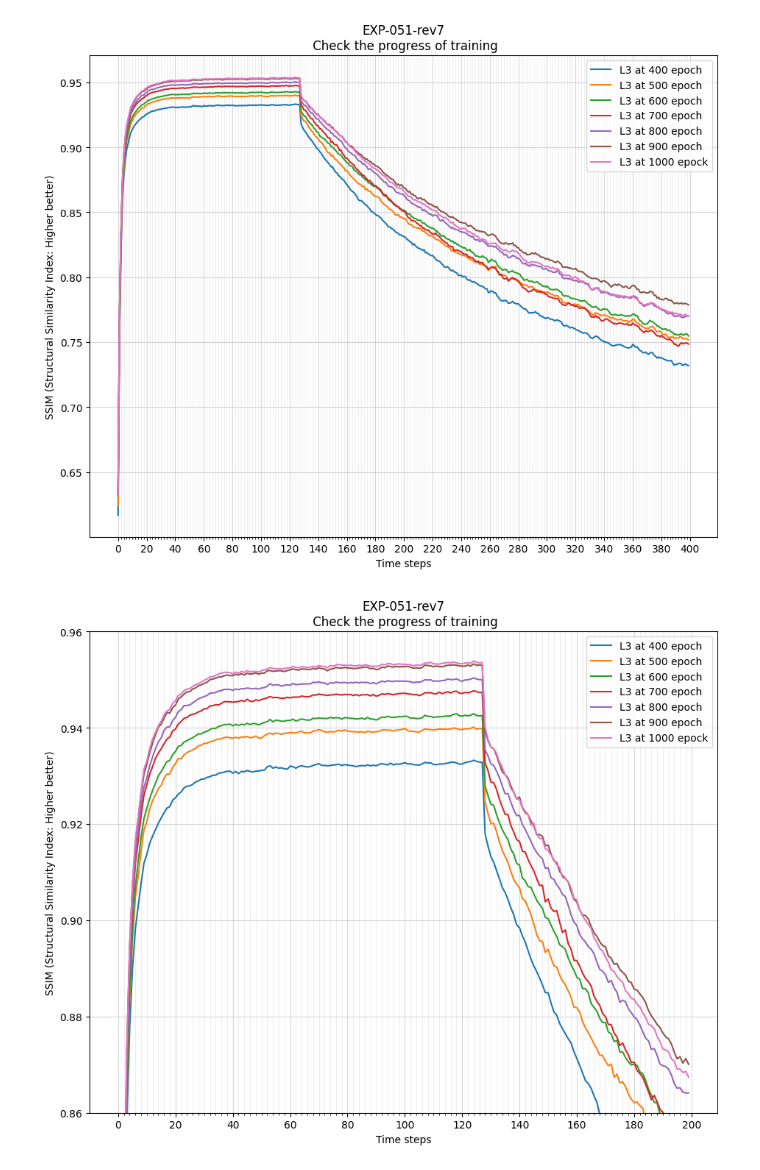
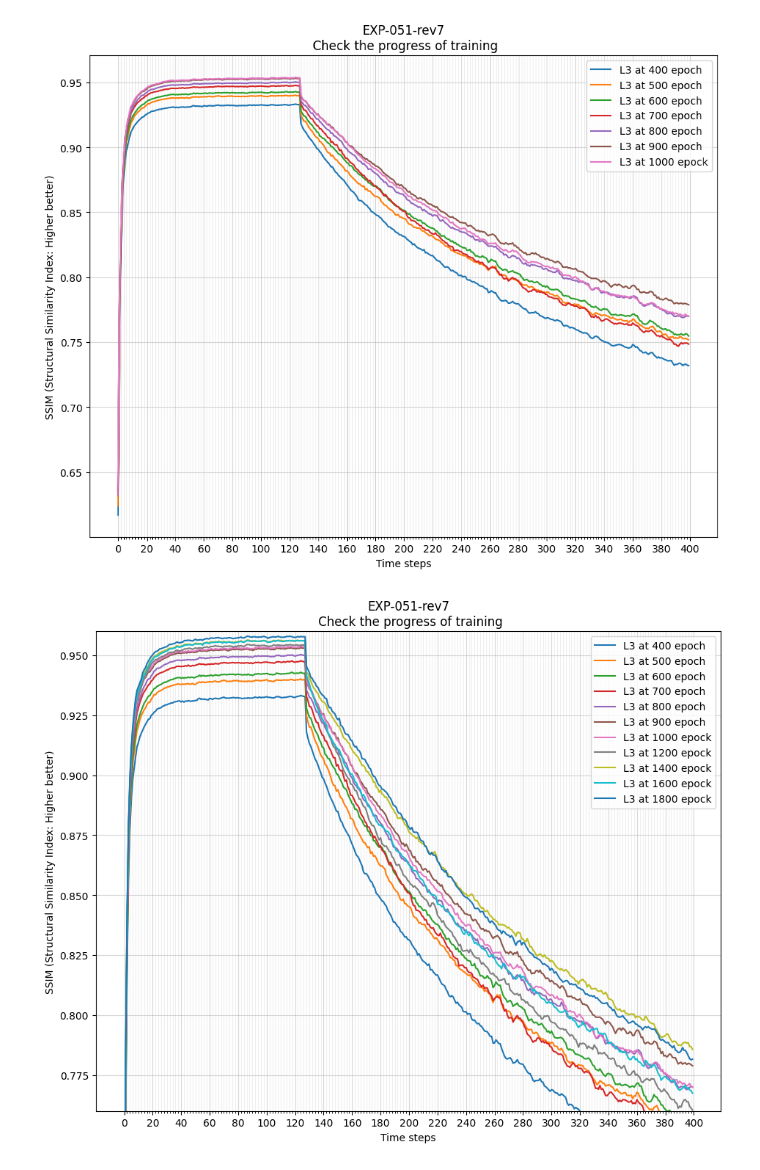
Before and after one commit to intuinno/jaxhpm, a Jupyter notebook: notebooks/experiment evaluation.ipynb, the cells around one changed output. Saved outputs shown, nothing was run; the diff lists cells and outputs as text; code cells hidden in the pictures.

```diff
--- a/notebooks/experiment evaluation.ipynb
+++ b/notebooks/experiment evaluation.ipynb
@@ -374,11 +374,15 @@ x_limit = 800
 
 labels = []
 labels.append('L2 at 900 epoch')
+labels.append('L2 at 2000 epoch')
 labels.append('L3 at 900 epock')
+labels.append('L3 at 2000 epock')
 
 paths = []
 paths.append('/home/intuinno/codegit/jaxhpm/logs/jax_mmnist/exp-051-rev7-L2_20240416_170015/eval_exp-051-rev7-L2-900_20240422_123959/ssim_mean.npz')
+paths.append('/home/intuinno/codegit/jaxhpm/logs/jax_mmnist/exp-051-rev8-L2_20240422_152358/eval_exp-051-rev8-L2-final_20240430_160427/ssim_mean.npz')
 paths.append('/home/intuinno/codegit/jaxhpm/logs/jax_mmnist/exp-051-rev7-L3_20240417_140910/eval_exp-051-rev7-L3-600_20240422_124328/ssim_mean.npz')
+paths.append('/home/intuinno/codegit/jaxhpm/logs/jax_mmnist/exp-051-rev8-L3_20240422_152440/eval_exp-051-rev8-L3-final_20240430_153045/ssim_mean.npz')
 
 plots = []
 for p in paths:
@@ -560,6 +564,16 @@ labels.append('L2 at 700 epoch')
 labels.append('L2 at 800 epoch')
 labels.append('L2 at 900 epoch')
 labels.append('L2 at 1000 epock')
+labels.append('L2 at 1100 epock')
+labels.append('L2 at 1200 epock')
+labels.append('L2 at 1300 epock')
+labels.append('L2 at 1400 epock')
+labels.append('L2 at 1500 epock')
+labels.append('L2 at 1600 epock')
+labels.append('L2 at 1700 epock')
+labels.append('L2 at 1800 epock')
+labels.append('L2 at 1900 epock')
+labels.append('L2 at 2000 epock')
 
 paths = []
 paths.append('/home/intuinno/codegit/jaxhpm/logs/jax_mmnist/exp-051-rev7-L2_20240416_170015/eval_exp-051-rev7-L2-400_20240422_142643/ssim_mean.npz')
@@ -569,6 +583,16 @@ paths.append('/home/intuinno/codegit/jaxhpm/logs/jax_mmnist/exp-051-rev7-L2_2024
 paths.append('/home/intuinno/codegit/jaxhpm/logs/jax_mmnist/exp-051-rev7-L2_20240416_170015/eval_exp-051-rev7-L2-800_20240422_130031/ssim_mean.npz')
 paths.append('/home/intuinno/codegit/jaxhpm/logs/jax_mmnist/exp-051-rev7-L2_20240416_170015/eval_exp-051-rev7-L2-900_20240422_123959/ssim_mean.npz')
 paths.append('/home/intuinno/codegit/jaxhpm/logs/jax_mmnist/exp-051-rev7-L2_20240416_170015/eval_exp-051-rev7-L2-sample3_20240422_105815/ssim_mean.npz')
+paths.append('/home/intuinno/codegit/jaxhpm/logs/jax_mmnist/exp-051-rev8-L2_20240422_152358/eval_exp-051-rev8-L2-100_20240430_113938/ssim_mean.npz')
+paths.append('/home/intuinno/codegit/jaxhpm/logs/jax_mmnist/exp-051-rev8-L2_20240422_152358/eval_exp-051-rev8-L2-200_20240430_120507/ssim_mean.npz')
+paths.append('/home/intuinno/codegit/jaxhpm/logs/jax_mmnist/exp-051-rev8-L2_20240422_152358/eval_exp-051-rev8-L2-300_20240430_123018/ssim_mean.npz')
+paths.append('/home/intuinno/codegit/jaxhpm/logs/jax_mmnist/exp-051-rev8-L2_20240422_152358/eval_exp-051-rev8-L2-400_20240430_125526/ssim_mean.npz')
+paths.append('/home/intuinno/codegit/jaxhpm/logs/jax_mmnist/exp-051-rev8-L2_20240422_152358/eval_exp-051-rev8-L2-500_20240430_132014/ssim_mean.npz')
+paths.append('/home/intuinno/codegit/jaxhpm/logs/jax_mmnist/exp-051-rev8-L2_20240422_152358/eval_exp-051-rev8-L2-600_20240430_134507/ssim_mean.npz')
+paths.append('/home/intuinno/codegit/jaxhpm/logs/jax_mmnist/exp-051-rev8-L2_20240422_152358/eval_exp-051-rev8-L2-700_20240430_140949/ssim_mean.npz')
+paths.append('/home/intuinno/codegit/jaxhpm/logs/jax_mmnist/exp-051-rev8-L2_20240422_152358/eval_exp-051-rev8-L2-800_20240430_143446/ssim_mean.npz')
+paths.append('/home/intuinno/codegit/jaxhpm/logs/jax_mmnist/exp-051-rev8-L2_20240422_152358/eval_exp-051-rev8-L2-900_20240430_153947/ssim_mean.npz')
+paths.append('/home/intuinno/codegit/jaxhpm/logs/jax_mmnist/exp-051-rev8-L2_20240422_152358/eval_exp-051-rev8-L2-final_20240430_160427/ssim_mean.npz')
 
 plots = []
 for p in paths:
@@ -581,7 +605,7 @@ axes = plt.gca()
 # axes.yaxis.grid(True)
 # axes.xaxis.grid(True)
 
-# plt.ylim(0.86,0.96)
+plt.ylim(0.76,0.96)
 
 # Major ticks every 20, minor ticks every 2
 major_ticks = np.arange(0, x_limit+1, 20)
@@ -670,7 +774,7 @@ fig.savefig(f'figure {plot_title}.png', bbox_inches='tight')
 [figure]
 # %%
 plot_title = "EXP-051-rev7\n Check the progress of training"
-x_limit = 200
+x_limit = 400
 
 labels = []
 labels.append('L3 at 400 epoch')
@@ -680,6 +784,11 @@ labels.append('L3 at 700 epoch')
 labels.append('L3 at 800 epoch')
 labels.append('L3 at 900 epoch')
 labels.append('L3 at 1000 epock')
+labels.append('L3 at 1200 epock')
+labels.append('L3 at 1400 epock')
+labels.append('L3 at 1600 epock')
+labels.append('L3 at 1800 epock')
+labels.append('L3 at 2000 epock')
 
 paths = []
 paths.append('/home/intuinno/codegit/jaxhpm/logs/jax_mmnist/exp-051-rev7-L3_20240417_140910/eval_exp-051-rev7-L3-100_20240422_143539/ssim_mean.npz')
@@ -689,6 +798,10 @@ paths.append('/home/intuinno/codegit/jaxhpm/logs/jax_mmnist/exp-051-rev7-L3_2024
 paths.append('/home/intuinno/codegit/jaxhpm/logs/jax_mmnist/exp-051-rev7-L3_20240417_140910/eval_exp-051-rev7-L3-500_20240422_130428/ssim_mean.npz')
 paths.append('/home/intuinno/codegit/jaxhpm/logs/jax_mmnist/exp-051-rev7-L3_20240417_140910/eval_exp-051-rev7-L3-600_20240422_124328/ssim_mean.npz')
 paths.append('/home/intuinno/codegit/jaxhpm/logs/jax_mmnist/exp-051-rev7-L3_20240417_140910/eval_exp-051-rev7-L3_20240422_104706/ssim_mean.npz')
+paths.append('/home/intuinno/codegit/jaxhpm/logs/jax_mmnist/exp-051-rev8-L3_20240422_152440/eval_exp-051-rev8-L3-200_20240430_120707/ssim_mean.npz')
+paths.append('/home/intuinno/codegit/jaxhpm/logs/jax_mmnist/exp-051-rev8-L3_20240422_152440/eval_exp-051-rev8-L3-400_20240430_125825/ssim_mean.npz')
+paths.append('/home/intuinno/codegit/jaxhpm/logs/jax_mmnist/exp-051-rev8-L3_20240422_152440/eval_exp-051-rev8-L3-600_20240430_134929/ssim_mean.npz')
+paths.append('/home/intuinno/codegit/jaxhpm/logs/jax_mmnist/exp-051-rev8-L3_20240422_152440/eval_exp-051-rev8-L3-800_20240430_144013/ssim_mean.npz')
 
 plots = []
 for p in paths:
@@ -699,32 +812,32 @@ for p in paths:
 plt.figure(figsize=(11, 8.5))
 axes = plt.gca()
 # axes.yaxis.grid(True)
 # axes.xaxis.grid(True)
 
-plt.ylim(0.86,0.96)
+plt.ylim(0.76,0.96)
 
 # Major ticks every 20, minor ticks every 2
 major_ticks = np.arange(0, x_limit+1, 20)
 minor_ticks = np.arange(0, x_limit+1, 2)
 
 axes.set_xticks(major_ticks)
 axes.set_xticks(minor_ticks, minor=True)
 
 # Or if you want different settings for the grids:
 axes.grid(which='minor', alpha=0.2)
 axes.grid(which='major', alpha=0.5)
 
 for pl, label in zip(plots, labels):
     plt.plot(pl[:x_limit], label=label)
 
 plt.legend()
 plt.xlabel("Time steps")
 # plt.ylabel("PSNR (Peak Signal to Noise Ratio) \n Higher is better")
 plt.ylabel("SSIM (Structural Similarity Index: Higher better)")
 plt.title(plot_title)
 
 fig = plt.gcf()
 plt.show()
 fig.savefig(f'figure {plot_title}.png', bbox_inches='tight')
 # %% [output]
-[figure, old version]
+[figure, new version]
```
Also changed, not shown: parts of 7 cells of this notebook, 3 other files.
